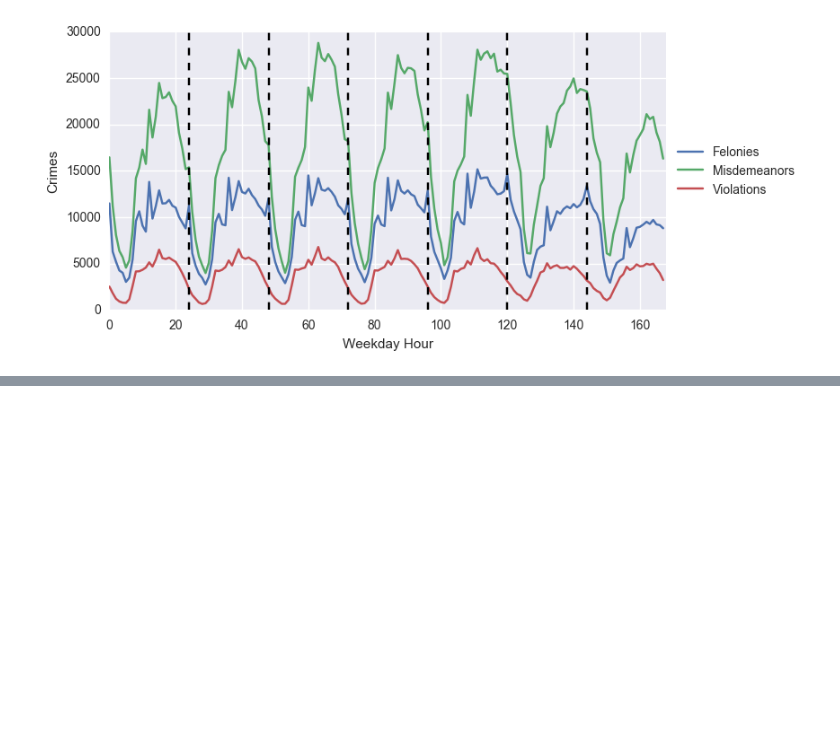
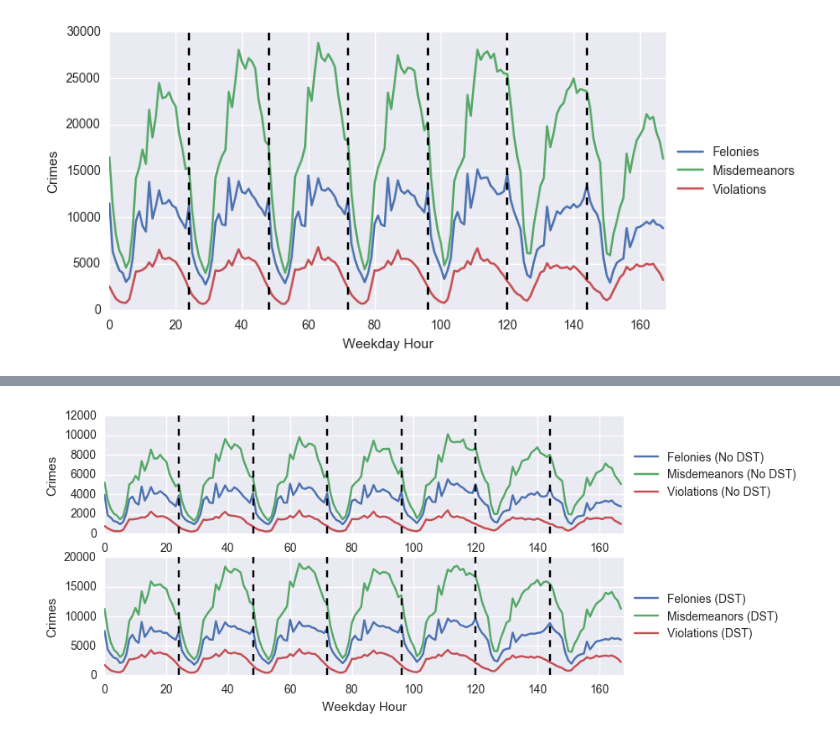
Before and after one commit to brenton72/NYC-crime-project, a Jupyter notebook: plotting_notebooks/Crime_project_graphing.ipynb, the cells around one changed output, grey strips where cells are left out. Cells and saved outputs as stored; diff of their text form; code cells hidden in the pictures; blank space fills up the shorter version.

```diff
--- a/plotting_notebooks/Crime_project_graphing.ipynb
+++ b/plotting_notebooks/Crime_project_graphing.ipynb
@@ -183,3 +209,17 @@ plt.legend(loc='center left', bbox_to_anchor=(1, 0.5))
 plt.savefig('crimes_by_type_wkday_hour.png', format='png')
 # %% [output]
 [figure]
+# %%
+wkday_dst_df = pd.read_csv('by_type_wkday_hr_dst.out', header=None)
+wkday_dst_df = wkday_dst_df.rename(index=str, columns={0: 'Type', 1: 'weekday', 2: 'dst', 3: 'hour', 4: 'crimes'})
+wkday_dst_df.Type = wkday_dst_df.Type.str.strip(to_strip = "(").str.strip(to_strip = "'")
+wkday_dst_df.weekday = pd.to_numeric(wkday_dst_df.weekday)
+wkday_dst_df.dst = pd.to_numeric(wkday_dst_df.dst)
+wkday_dst_df.hour = pd.to_numeric(wkday_dst_df.hour.str.strip(to_strip = ")"))
+wkday_dst_df.crimes = pd.to_numeric(wkday_dst_df.crimes.str.strip(to_strip = ")"))
+
+wkday_dst_df = wkday_dst_df[wkday_dst_df.weekday >= 0]
+wkday_dst_df = wkday_dst_df[wkday_dst_df.dst >= 0]
+wkday_dst_df = wkday_dst_df[wkday_dst_df.hour <= 24]
+wkday_dst_df['wkday_hour'] = 24*wkday_dst_df.weekday + wkday_dst_df.hour
+wkday_dst_df.tail()
@@ -185,0 +233,34 @@ plt.savefig('crimes_by_type_wkday_hour.png', format='png')
+# %%
+wkday_table_nodst = wkday_dst_df[wkday_dst_df.dst==0].pivot_table(values='crimes', index=['wkday_hour'], columns=['Type'], aggfunc=np.sum)
+wkday_table_dst = wkday_dst_df[wkday_dst_df.dst==1].pivot_table(values='crimes', index=['wkday_hour'], columns=['Type'], aggfunc=np.sum)
+# %%
+#Compare distributions during DST and non-DST days of the week by hour
+plt.figure(figsize = (8,4))
+plt.subplot(2,1,1)
+plt.plot(wkday_table_nodst.FELONY.iloc[:-1], label='Felonies (No DST)')
+plt.plot(wkday_table_nodst.MISDEMEANOR.iloc[:-1], label='Misdemeanors (No DST)')
+plt.plot(wkday_table_nodst.VIOLATION.iloc[:-1], label='Violations (No DST)')
+axes = plt.gca()
+axes.set_xlim([0,168])
+
+for i in range(1,7):
+    plt.axvline(x=24*i,color='k', linestyle='--')
+plt.xlabel('Weekday Hour')
+plt.ylabel('Crimes')
+plt.legend(loc='center left', bbox_to_anchor=(1, 0.5))
+
+plt.subplot(2,1,2)
+plt.plot(wkday_table_dst.FELONY.iloc[:-1], label='Felonies (DST)')
+plt.plot(wkday_table_dst.MISDEMEANOR.iloc[:-1], label='Misdemeanors (DST)')
+plt.plot(wkday_table_dst.VIOLATION.iloc[:-1], label='Violations (DST)')
+axes = plt.gca()
+axes.set_xlim([0,168])
+
+for i in range(1,7):
+    plt.axvline(x=24*i,color='k', linestyle='--')
+plt.xlabel('Weekday Hour')
+plt.ylabel('Crimes')
+plt.legend(loc='center left', bbox_to_anchor=(1, 0.5))
+plt.savefig('crimes_by_type_wkday_dst_hour1.png', format='png')
+# %% [output]
+[figure, added]
```
Also changed, not shown: parts of 8 cells of this notebook.
